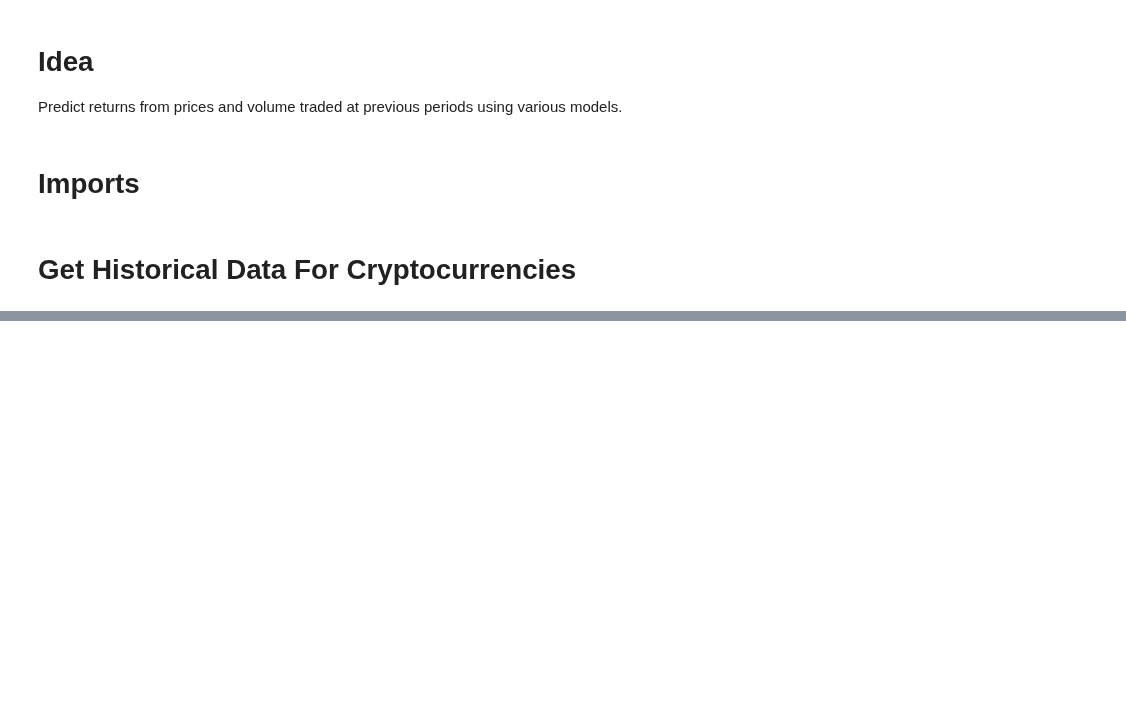
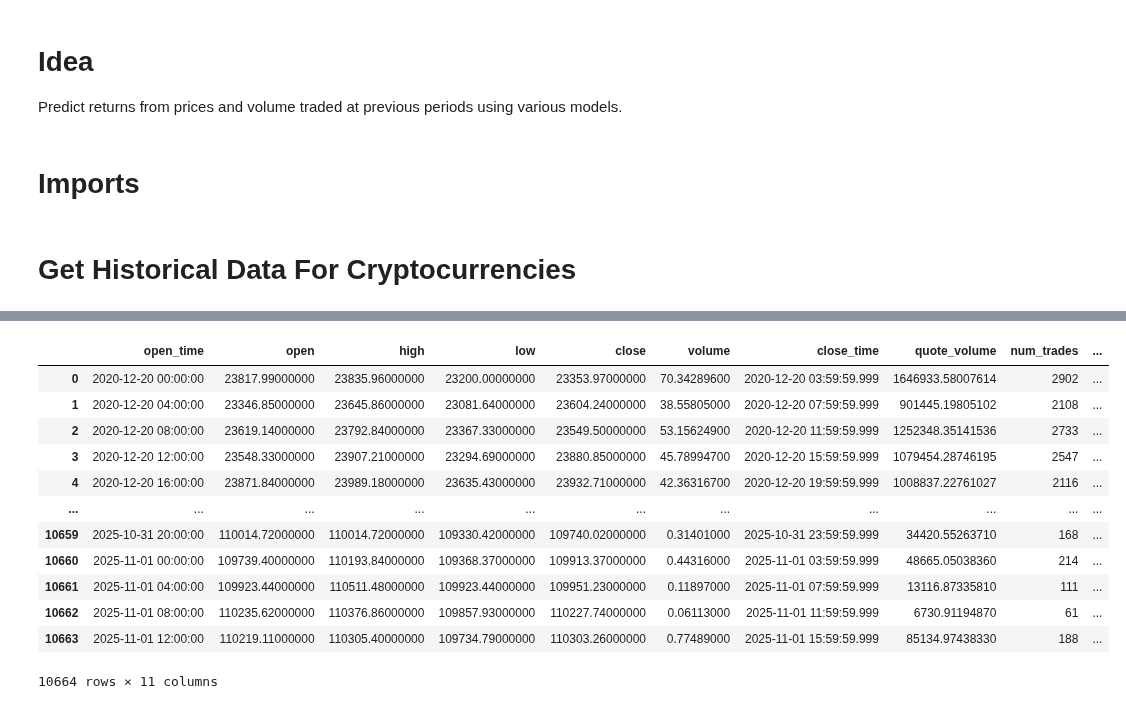
Before and after one commit to wbchristerson/crypto-strategies, a Jupyter notebook: return_prediction.ipynb, the cells around one changed output, grey strips where cells are left out. Drawn from its saved outputs; the diff is of its cells as text; code cells hidden in the pictures; blank space fills up the shorter version.

```diff
--- a/return_prediction.ipynb
+++ b/return_prediction.ipynb
@@ -37,11 +40,11 @@ client = bnb_client(tld='US')
 px = {}
 freq = '4h'
 
-univ = []
+univ = ["BTCUSDT"]
 
-for x in univ:
-    print(f"Downloading data for symbol {x}")
-    data = get_binance_px(client, x, freq)
-    px[x] = data.set_index('open_time')['close']
+for coin in univ:
+    print(f"Downloading data for symbol {coin}")
+    data = get_binance_px(client, coin, freq)
+    px[coin] = data.set_index('open_time')['close']
 
 px = pd.DataFrame(px).astype(float)
@@ -47,0 +70,17 @@ px = pd.DataFrame(px).astype(float)
+# %%
+data.drop(columns=["ignore"], inplace=True)
+data
+# %% [output]
+|  | open_time | open | high | low | close | volume | close_time | quote_volume | num_trades | ... |
+| 0 | 2020-12-20 00:00:00 | 23817.99000000 | 23835.96000000 | 23200.00000000 | 23353.97000000 | 70.34289600 | 2020-12-20 03:59:59.999 | 1646933.58007614 | 2902 | ... |
+| 1 | 2020-12-20 04:00:00 | 23346.85000000 | 23645.86000000 | 23081.64000000 | 23604.24000000 | 38.55805000 | 2020-12-20 07:59:59.999 | 901445.19805102 | 2108 | ... |
+| 2 | 2020-12-20 08:00:00 | 23619.14000000 | 23792.84000000 | 23367.33000000 | 23549.50000000 | 53.15624900 | 2020-12-20 11:59:59.999 | 1252348.35141536 | 2733 | ... |
+| 3 | 2020-12-20 12:00:00 | 23548.33000000 | 23907.21000000 | 23294.69000000 | 23880.85000000 | 45.78994700 | 2020-12-20 15:59:59.999 | 1079454.28746195 | 2547 | ... |
+| 4 | 2020-12-20 16:00:00 | 23871.84000000 | 23989.18000000 | 23635.43000000 | 23932.71000000 | 42.36316700 | 2020-12-20 19:59:59.999 | 1008837.22761027 | 2116 | ... |
+| ... | ... | ... | ... | ... | ... | ... | ... | ... | ... | ... |
+| 10659 | 2025-10-31 20:00:00 | 110014.72000000 | 110014.72000000 | 109330.42000000 | 109740.02000000 | 0.31401000 | 2025-10-31 23:59:59.999 | 34420.55263710 | 168 | ... |
+| 10660 | 2025-11-01 00:00:00 | 109739.40000000 | 110193.84000000 | 109368.37000000 | 109913.37000000 | 0.44316000 | 2025-11-01 03:59:59.999 | 48665.05038360 | 214 | ... |
+| 10661 | 2025-11-01 04:00:00 | 109923.44000000 | 110511.48000000 | 109923.44000000 | 109951.23000000 | 0.11897000 | 2025-11-01 07:59:59.999 | 13116.87335810 | 111 | ... |
+| 10662 | 2025-11-01 08:00:00 | 110235.62000000 | 110376.86000000 | 109857.93000000 | 110227.74000000 | 0.06113000 | 2025-11-01 11:59:59.999 | 6730.91194870 | 61 | ... |
+| 10663 | 2025-11-01 12:00:00 | 110219.11000000 | 110305.40000000 | 109734.79000000 | 110303.26000000 | 0.77489000 | 2025-11-01 15:59:59.999 | 85134.97438330 | 188 | ... |
+10664 rows × 11 columns
```
Also changed, not shown: parts of 17 cells of this notebook, 5 other files.
